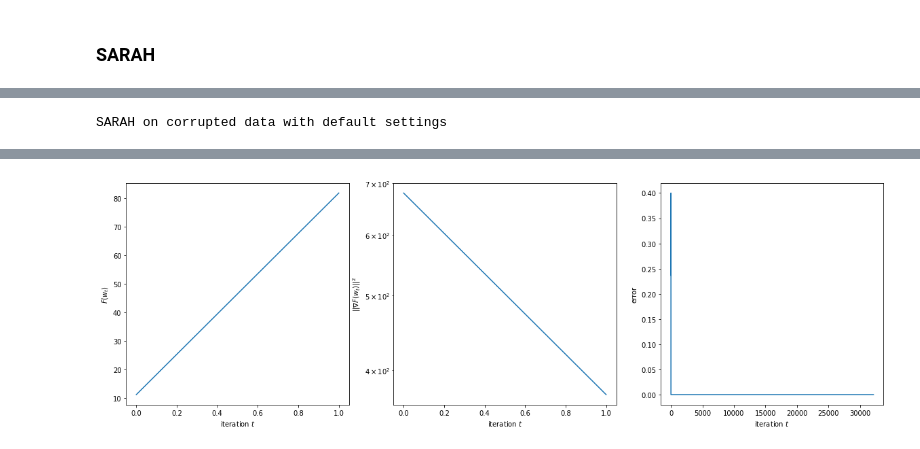
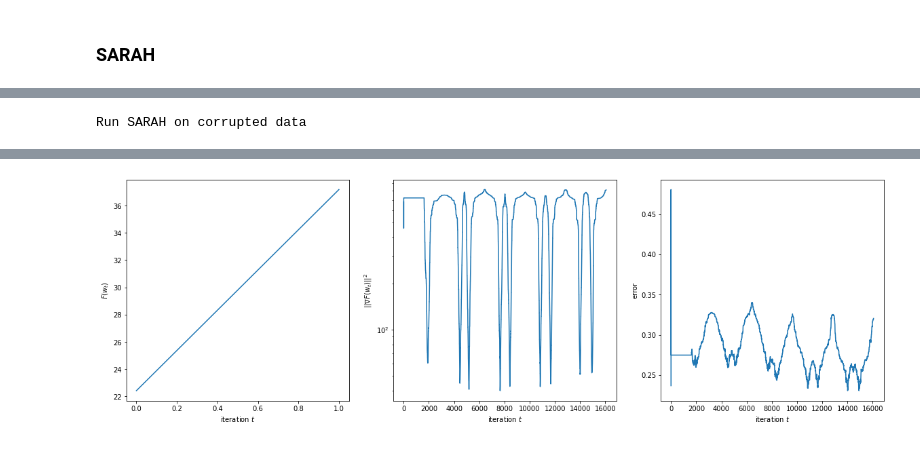
Before and after one commit to zeligism/PrecondUpdate, a Jupyter notebook: Scaled_VR_Methods.ipynb, the cells around one changed output, grey strips where cells are left out. Saved outputs shown, nothing was run; the diff lists cells and outputs as text; code cells hidden in the pictures.

```diff
--- a/Scaled_VR_Methods.ipynb
+++ b/Scaled_VR_Methods.ipynb
@@ -165,7 +184,7 @@ Success!
 # %% [markdown]
 # Plot
 # %%
-def plot_data(data):
+def plot_data(data, fname=None):
   fig, (ax1, ax2, ax3) = plt.subplots(1, 3)
   fig.set_size_inches(20, 6)
 
@@ -180,12 +199,15 @@ def plot_data(data):
   ax3.plot(data[:,2])
   ax3.set_ylabel(r"error")
   ax3.set_xlabel(r"iteration $t$")
+
+  if fname is not None:
+    plt.savefig(fname)
 # %% [markdown]
 # SGD
 # %%
-def SGD(X, y, gamma=0.01, BS=1, T=10000):
+def SGD(X, y, gamma=0.02, BS=1, T=10000, seed=SEED):
+  np.random.seed(seed+1)
   data = []
-  #w = np.random.randn(X.shape[1])  # initalize w randomly
   w = np.zeros(X.shape[1])
   for it in range(T):
     i = np.random.choice(X.shape[0], BS)
@@ -219,14 +241,14 @@ BAD_SCALE = 10**np.linspace(-3,3,X.shape[1])
 #BAD_SCALE = 10**np.linspace(-3,5,X.shape[1])**3
 plt.semilogy(BAD_SCALE)
 
-def corrupt_scale(X, bad_scale=BAD_SCALE):
+def corrupt_scale(X, bad_scale=BAD_SCALE, seed=SEED):
+  np.random.seed(seed+1)
   np.random.shuffle(bad_scale)
-  X_bad = X+0.0
+  X_bad = X[:]
   X_bad = X.multiply(bad_scale.reshape(1,-1)).tocsr()
   # X_bad = normalize(X_bad, norm='l2', axis=1)
   return X_bad
 
-np.random.seed(SEED+1)
 X_bad = corrupt_scale(X)
 # %% [output]
 [figure]
@@ -258,15 +280,14 @@ Wall time: 7.35 s
 # %% [markdown]
 # SARAH
 # %%
-def SARAH(X, y, gamma=0.1, BS=1, epochs=10):
+def SARAH(X, y, gamma=0.2, BS=1, epochs=10, seed=SEED):
+  np.random.seed(seed+1)
   data = []
-  #wn = np.random.randn(X.shape[1])  # initalize w randomly
   wn = np.zeros(X.shape[1])
   for ep in range(epochs):
     v = grad(X,y,wn)
     nv0 = np.linalg.norm(v)
     wp = wn[:]
-    #wn = wp - gamma*v
     for it in range(10**10):
       i = np.random.choice(X.shape[0], BS)
       gn = grad(X,y,wn,i)
@@ -448,7 +458,7 @@ Wall time: 15.4 s
 # %%
 %%time
-print("SARAH on corrupted data with default settings")
-_, data = SARAH(X_bad,y,gamma=0.1,epochs=20)
+print("Run SARAH on corrupted data")
+_, data = SARAH(X_bad,y)
 plot_data(data)
 # %% [output]
-SARAH on corrupted data with default settings
+Run SARAH on corrupted data
@@ -457,3 +467,3 @@ Wall time: 28.9 s
-[figure, old version]
+[figure, new version]
 # %%
 %%time
```
Also changed, not shown: parts of 33 cells of this notebook.
